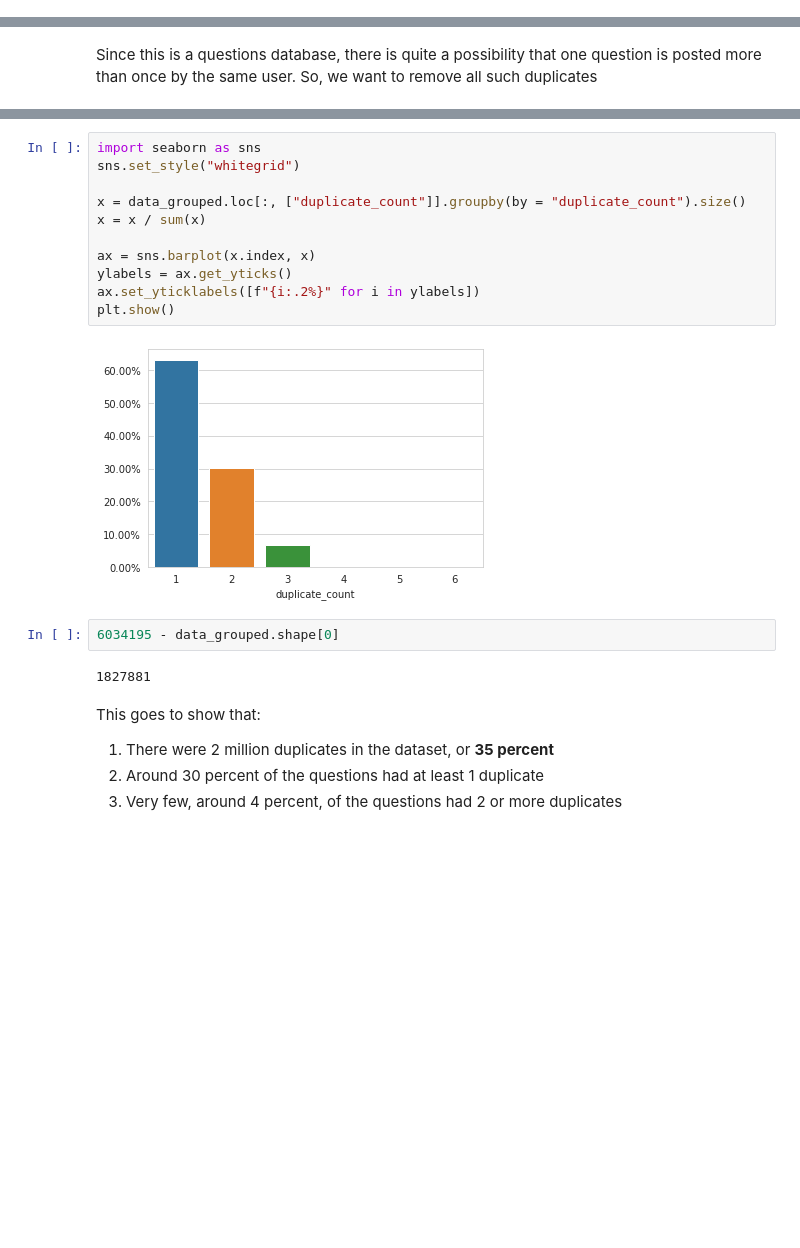
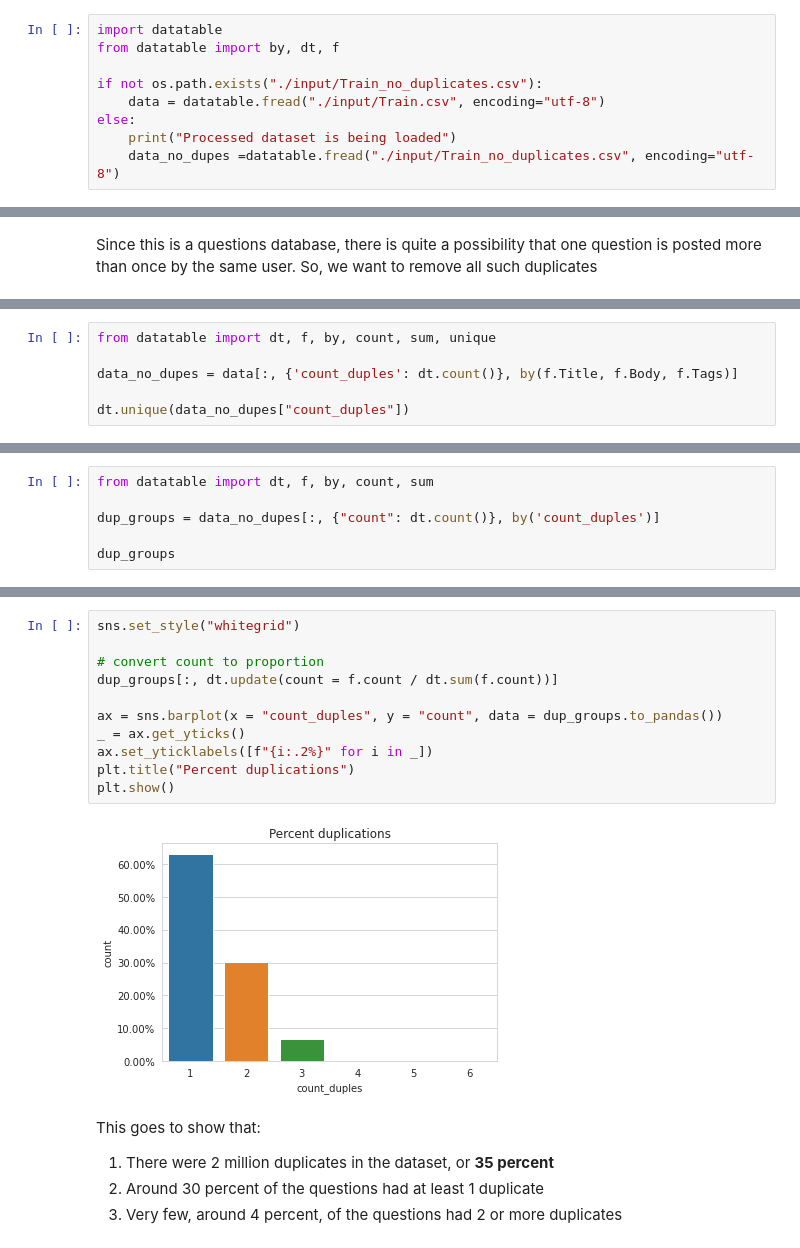
Before and after one commit to k-pulkit/Keywork-Extraction-Kaggle-Stackoverflow, a Jupyter notebook: notebooks/DataCheck.ipynb, the cells around one changed output, grey strips where cells are left out. Saved outputs shown, nothing was run; the diff lists cells and outputs as text; blank space fills up the shorter version.

Commit message:
Data exploration done

```diff
--- a/notebooks/DataCheck.ipynb
+++ b/notebooks/DataCheck.ipynb
@@ -94,0 +46,9 @@ xhead.head()
+# %%
+import datatable
+from datatable import by, dt, f
+
+if not os.path.exists("./input/Train_no_duplicates.csv"):
+    data = datatable.fread("./input/Train.csv", encoding="utf-8")
+else:
+    print("Processed dataset is being loaded")
+    data_no_dupes =datatable.fread("./input/Train_no_duplicates.csv", encoding="utf-8")
@@ -184,0 +116,6 @@ The reduced data can be read in around 2 minutes now
+# %%
+from datatable import dt, f, by, count, sum, unique
+
+data_no_dupes = data[:, {'count_duples': dt.count()}, by(f.Title, f.Body, f.Tags)]
+
+dt.unique(data_no_dupes["count_duples"])
@@ -187,2 +140,8 @@ The reduced data can be read in around 2 minutes now
 
 We will try to dig deep and understand how many questions repeat, and what is the size of new dataframe after reducing the duplicated
+# %%
+from datatable import dt, f, by, count, sum
+
+dup_groups = data_no_dupes[:, {"count": dt.count()}, by('count_duples')]
+
+dup_groups
@@ -189,20 +158,16 @@ We will try to dig deep and understand how many questions repeat, and what is th
 # %%
-import seaborn as sns
 sns.set_style("whitegrid")
 
-x = data_grouped.loc[:, ["duplicate_count"]].groupby(by = "duplicate_count").size()
-x = x / sum(x)
+# convert count to proportion
+dup_groups[:, dt.update(count = f.count / dt.sum(f.count))]
 
-ax = sns.barplot(x.index, x)
-ylabels = ax.get_yticks()
-ax.set_yticklabels([f"{i:.2%}" for i in ylabels])
+ax = sns.barplot(x = "count_duples", y = "count", data = dup_groups.to_pandas())
+_ = ax.get_yticks()
+ax.set_yticklabels([f"{i:.2%}" for i in _])
+plt.title("Percent duplications")
 plt.show()
 # %% [output]
-[figure, old version]
+[figure, new version]
-# %%
-6034195 - data_grouped.shape[0]
-# %% [output]
-1827881
 # %% [markdown]
 This goes to show that:
 1. There were 2 million duplicates in the dataset, or __35 percent__
```
Also changed, not shown: parts of 79 cells of this notebook, 1 other file.
